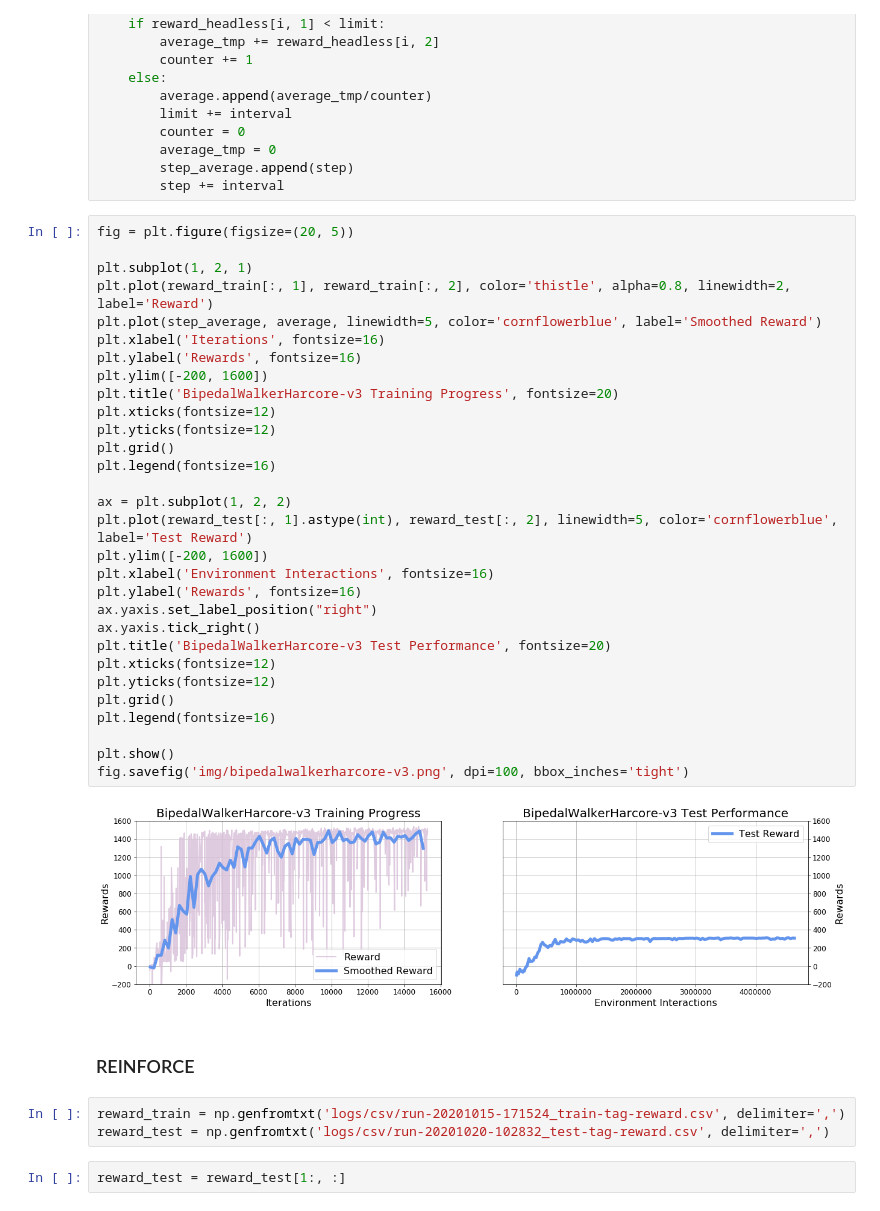
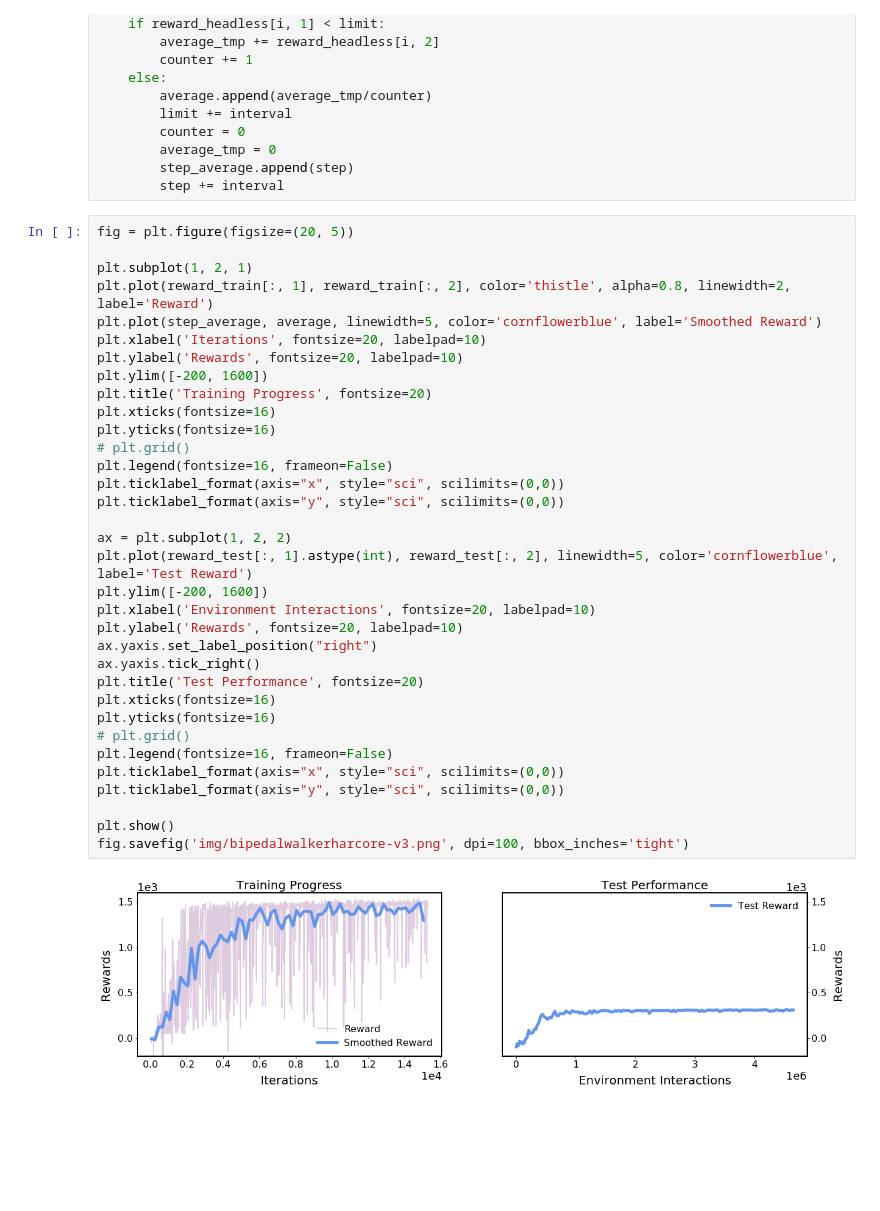
Before and after one commit to BolunDai0216/DeepReinforcementLearning, a Jupyter notebook: HW3/visualization.ipynb, the cells around one changed output. Drawn from its saved outputs; the diff is of its cells as text; blank space fills up the shorter version.

```diff
--- a/HW3/visualization.ipynb
+++ b/HW3/visualization.ipynb
@@ -36,39 +38,36 @@ for i in range(reward_headless.shape[0]):
 # %%
 fig = plt.figure(figsize=(20, 5))
 
 plt.subplot(1, 2, 1)
 plt.plot(reward_train[:, 1], reward_train[:, 2], color='thistle', alpha=0.8, linewidth=2, label='Reward')
 plt.plot(step_average, average, linewidth=5, color='cornflowerblue', label='Smoothed Reward')
-plt.xlabel('Iterations', fontsize=16)
-plt.ylabel('Rewards', fontsize=16)
+plt.xlabel('Iterations', fontsize=20, labelpad=10)
+plt.ylabel('Rewards', fontsize=20, labelpad=10)
 plt.ylim([-200, 1600])
-plt.title('BipedalWalkerHarcore-v3 Training Progress', fontsize=20)
-plt.xticks(fontsize=12)
-plt.yticks(fontsize=12)
-plt.grid()
-plt.legend(fontsize=16)
+plt.title('Training Progress', fontsize=20)
+plt.xticks(fontsize=16)
+plt.yticks(fontsize=16)
+# plt.grid()
+plt.legend(fontsize=16, frameon=False)
+plt.ticklabel_format(axis="x", style="sci", scilimits=(0,0))
+plt.ticklabel_format(axis="y", style="sci", scilimits=(0,0))
 
 ax = plt.subplot(1, 2, 2)
 plt.plot(reward_test[:, 1].astype(int), reward_test[:, 2], linewidth=5, color='cornflowerblue', label='Test Reward')
 plt.ylim([-200, 1600])
-plt.xlabel('Environment Interactions', fontsize=16)
-plt.ylabel('Rewards', fontsize=16)
+plt.xlabel('Environment Interactions', fontsize=20, labelpad=10)
+plt.ylabel('Rewards', fontsize=20, labelpad=10)
 ax.yaxis.set_label_position("right")
 ax.yaxis.tick_right()
-plt.title('BipedalWalkerHarcore-v3 Test Performance', fontsize=20)
-plt.xticks(fontsize=12)
-plt.yticks(fontsize=12)
-plt.grid()
-plt.legend(fontsize=16)
+plt.title('Test Performance', fontsize=20)
+plt.xticks(fontsize=16)
+plt.yticks(fontsize=16)
+# plt.grid()
+plt.legend(fontsize=16, frameon=False)
+plt.ticklabel_format(axis="x", style="sci", scilimits=(0,0))
+plt.ticklabel_format(axis="y", style="sci", scilimits=(0,0))
 
 plt.show()
 fig.savefig('img/bipedalwalkerharcore-v3.png', dpi=100, bbox_inches='tight')
 # %% [output]
-[figure, old version]
+[figure, new version]
-# %% [markdown]
-### REINFORCE
-# %%
-reward_train = np.genfromtxt('logs/csv/run-20201015-171524_train-tag-reward.csv', delimiter=',')
-reward_test = np.genfromtxt('logs/csv/run-20201020-102832_test-tag-reward.csv', delimiter=',')
-# %%
-reward_test = reward_test[1:, :]
```
Also changed, not shown: parts of 9 cells of this notebook, 3 other files.
